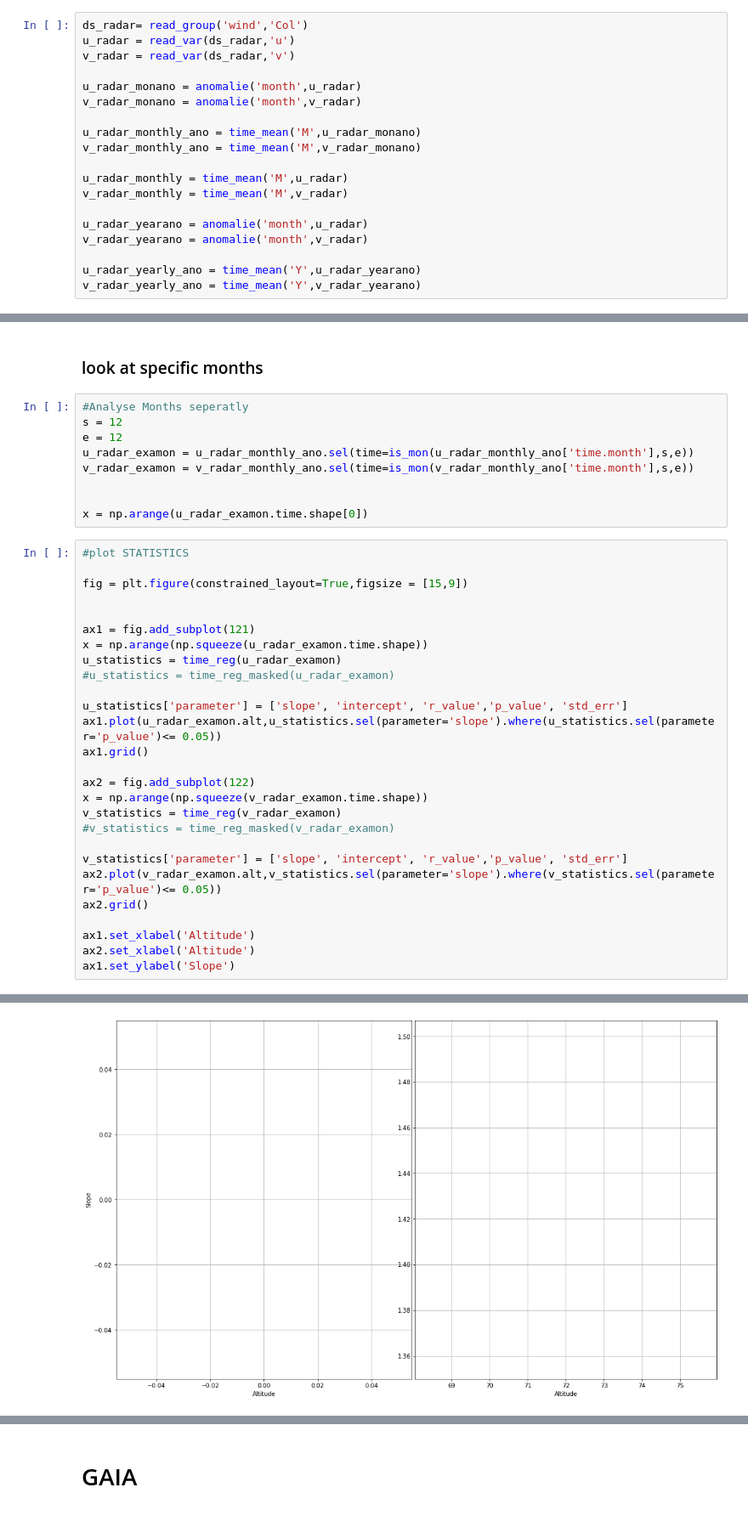
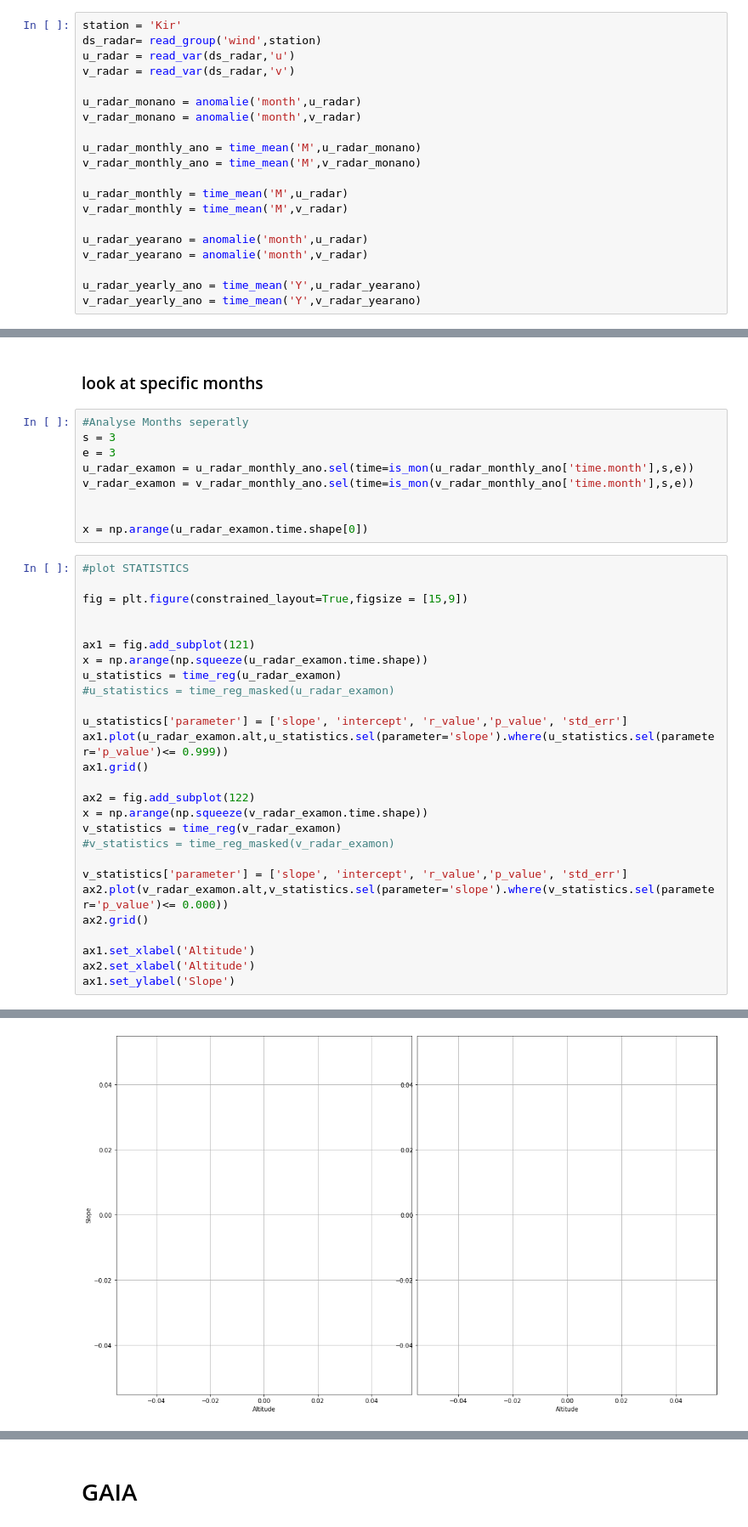
Before and after one commit to VACILT/trends_project, a Jupyter notebook: data_introduction_jason.ipynb, the cells around one changed output, grey strips where cells are left out. Shown at 85% size. Saved outputs shown, nothing was run; the diff lists cells and outputs as text.

```diff
--- a/data_introduction_jason.ipynb
+++ b/data_introduction_jason.ipynb
@@ -174,7 +174,8 @@ def anomalie(step,var):
 # %% [markdown]
 ## Radar Measurements
 # %%
-ds_radar= read_group('wind','Col')
+station = 'Kir'
+ds_radar= read_group('wind',station)
 u_radar = read_var(ds_radar,'u')
 v_radar = read_var(ds_radar,'v')
 
@@ -237,8 +238,8 @@ Coordinates:
 ### look at specific months
 # %%
 #Analyse Months seperatly
-s = 12
-e = 12
+s = 3
+e = 3
 u_radar_examon = u_radar_monthly_ano.sel(time=is_mon(u_radar_monthly_ano['time.month'],s,e))
 v_radar_examon = v_radar_monthly_ano.sel(time=is_mon(v_radar_monthly_ano['time.month'],s,e))
 
@@ -247,33 +248,33 @@ x = np.arange(u_radar_examon.time.shape[0])
 # %%
 #plot STATISTICS
 
 fig = plt.figure(constrained_layout=True,figsize = [15,9])
 
 
 ax1 = fig.add_subplot(121)
 x = np.arange(np.squeeze(u_radar_examon.time.shape))
 u_statistics = time_reg(u_radar_examon)
 #u_statistics = time_reg_masked(u_radar_examon)
 
 u_statistics['parameter'] = ['slope', 'intercept', 'r_value','p_value', 'std_err']
-ax1.plot(u_radar_examon.alt,u_statistics.sel(parameter='slope').where(u_statistics.sel(parameter='p_value')<= 0.05))
+ax1.plot(u_radar_examon.alt,u_statistics.sel(parameter='slope').where(u_statistics.sel(parameter='p_value')<= 0.999))
 ax1.grid()
 
 ax2 = fig.add_subplot(122)
 x = np.arange(np.squeeze(v_radar_examon.time.shape))
 v_statistics = time_reg(v_radar_examon)
 #v_statistics = time_reg_masked(v_radar_examon)
 
 v_statistics['parameter'] = ['slope', 'intercept', 'r_value','p_value', 'std_err']
-ax2.plot(v_radar_examon.alt,v_statistics.sel(parameter='slope').where(v_statistics.sel(parameter='p_value')<= 0.05))
+ax2.plot(v_radar_examon.alt,v_statistics.sel(parameter='slope').where(v_statistics.sel(parameter='p_value')<= 0.000))
 ax2.grid()
 
 ax1.set_xlabel('Altitude')
 ax2.set_xlabel('Altitude')
 ax1.set_ylabel('Slope')
 # %% [output]
 Text(0, 0.5, 'Slope')
-[figure, old version]
+[figure, new version]
 # %%
 #plot actual DATA
 
```
Also changed, not shown: parts of 19 cells of this notebook.
